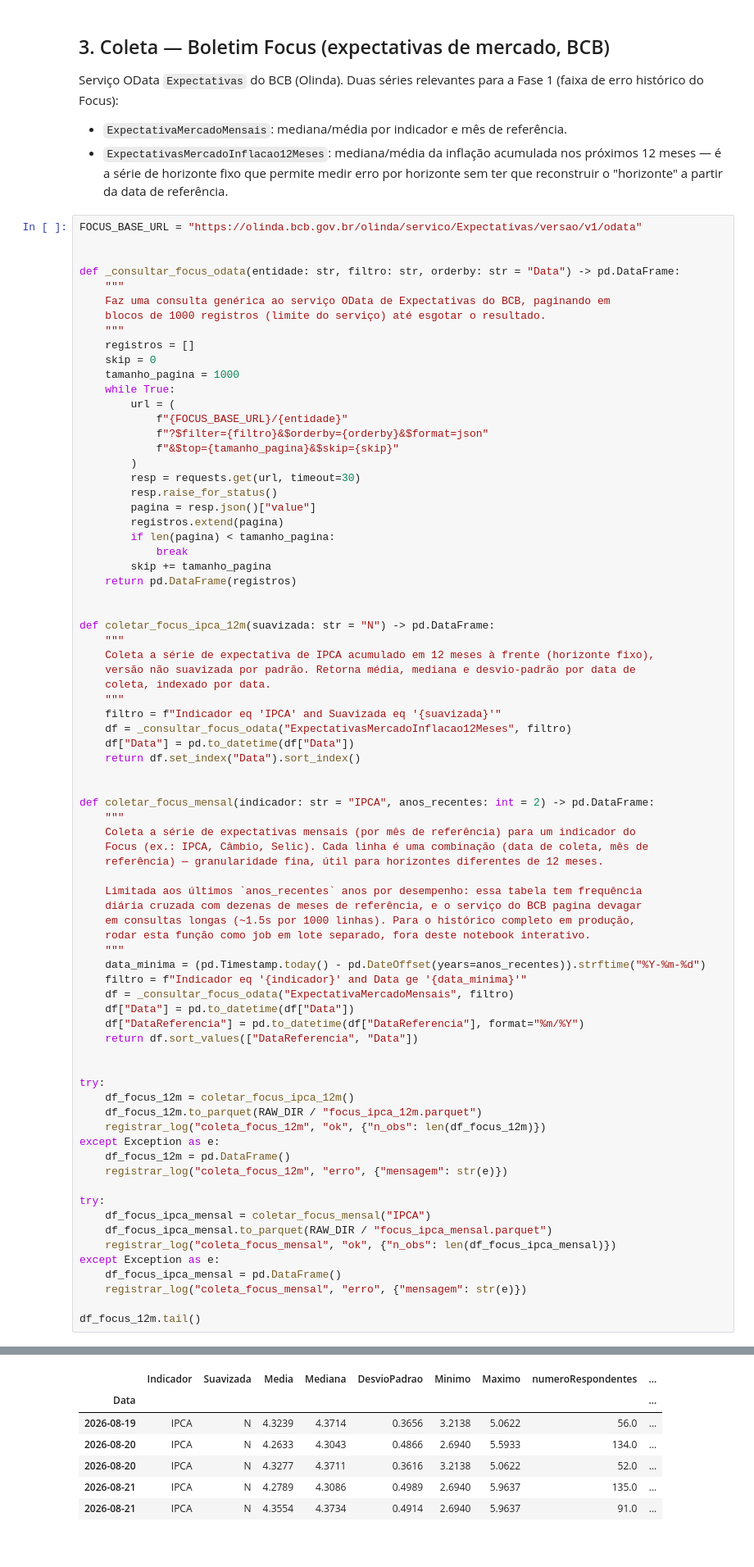
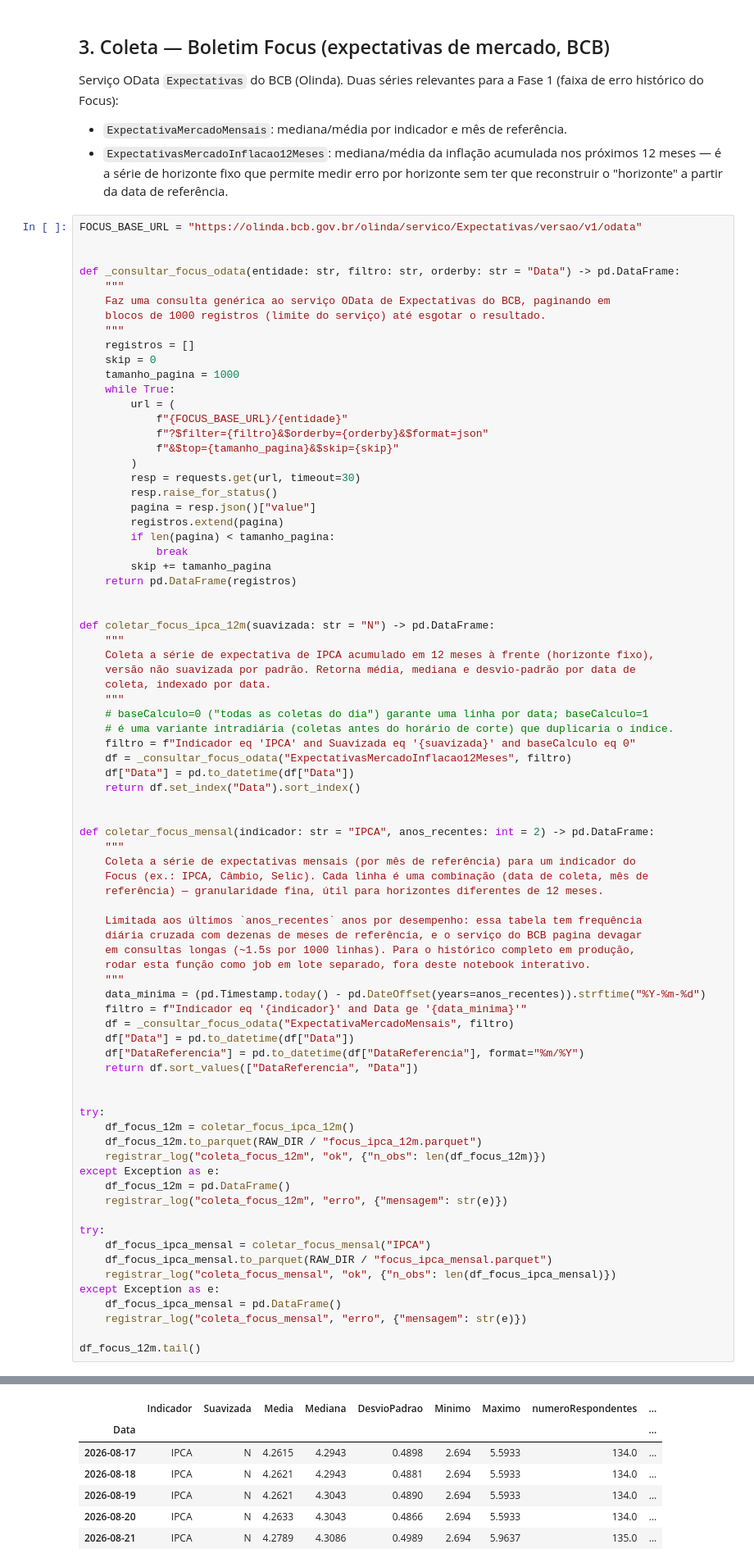
Before and after one commit to CarlosRoza/Projetos_dissertacao, a Jupyter notebook: testeghia.ipynb, the cells around one changed output, grey strips where cells are left out. Shown at 82% size. Saved outputs shown, nothing was run; the diff lists cells and outputs as text.

```diff
--- a/testeghia.ipynb
+++ b/testeghia.ipynb
@@ -228,7 +228,9 @@ def coletar_focus_ipca_12m(suavizada: str = "N") -> pd.DataFrame:
     versão não suavizada por padrão. Retorna média, mediana e desvio-padrão por data de
     coleta, indexado por data.
     """
-    filtro = f"Indicador eq 'IPCA' and Suavizada eq '{suavizada}'"
+    # baseCalculo=0 ("todas as coletas do dia") garante uma linha por data; baseCalculo=1
+    # é uma variante intradiária (coletas antes do horário de corte) que duplicaria o índice.
+    filtro = f"Indicador eq 'IPCA' and Suavizada eq '{suavizada}' and baseCalculo eq 0"
     df = _consultar_focus_odata("ExpectativasMercadoInflacao12Meses", filtro)
     df["Data"] = pd.to_datetime(df["Data"])
     return df.set_index("Data").sort_index()
@@ -276,10 +278,10 @@ df_focus_12m.tail()
 |  | Indicador | Suavizada | Media | Mediana | DesvioPadrao | Minimo | Maximo | numeroRespondentes | ... |
 | Data |  |  |  |  |  |  |  |  | ... |
-| 2026-08-19 | IPCA | N | 4.3239 | 4.3714 | 0.3656 | 3.2138 | 5.0622 | 56.0 | ... |
-| 2026-08-20 | IPCA | N | 4.2633 | 4.3043 | 0.4866 | 2.6940 | 5.5933 | 134.0 | ... |
-| 2026-08-20 | IPCA | N | 4.3277 | 4.3711 | 0.3616 | 3.2138 | 5.0622 | 52.0 | ... |
-| 2026-08-21 | IPCA | N | 4.2789 | 4.3086 | 0.4989 | 2.6940 | 5.9637 | 135.0 | ... |
-| 2026-08-21 | IPCA | N | 4.3554 | 4.3734 | 0.4914 | 2.6940 | 5.9637 | 91.0 | ... |
+| 2026-08-17 | IPCA | N | 4.2615 | 4.2943 | 0.4898 | 2.694 | 5.5933 | 134.0 | ... |
+| 2026-08-18 | IPCA | N | 4.2621 | 4.2943 | 0.4881 | 2.694 | 5.5933 | 134.0 | ... |
+| 2026-08-19 | IPCA | N | 4.2621 | 4.3043 | 0.4890 | 2.694 | 5.5933 | 134.0 | ... |
+| 2026-08-20 | IPCA | N | 4.2633 | 4.3043 | 0.4866 | 2.694 | 5.5933 | 134.0 | ... |
+| 2026-08-21 | IPCA | N | 4.2789 | 4.3086 | 0.4989 | 2.694 | 5.9637 | 135.0 | ... |
 # %% [markdown]
 ## 4. Coleta — IPEADATA
 
```
Also changed, not shown: parts of 16 cells of this notebook.
